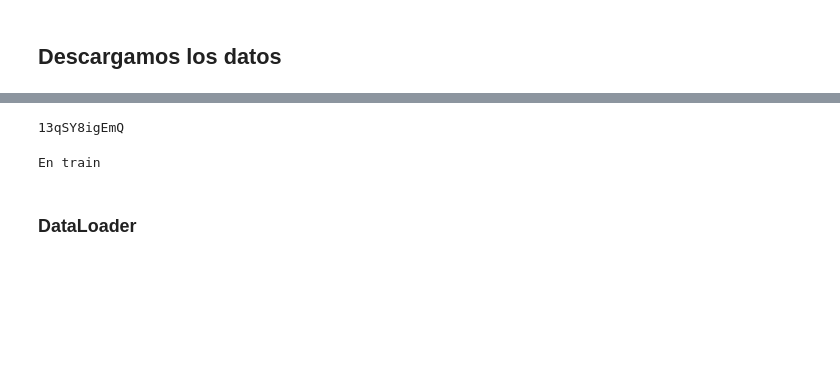
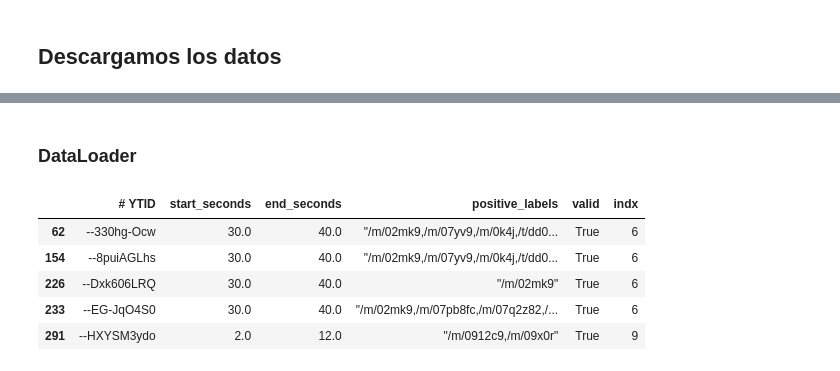
Before and after one commit to Qweryedu/Aprendizaje-Profundo, a Jupyter notebook: Proyecto/Exploracion.ipynb, the cells around one changed output, grey strips where cells are left out. Cells and saved outputs as stored; diff of their text form; code cells hidden in the pictures; blank space fills up the shorter version.

```diff
--- a/Proyecto/Exploracion.ipynb
+++ b/Proyecto/Exploracion.ipynb
@@ -495,17 +304,0 @@ filename = '13qSY8igEmQ_7.0-17.0.ogg'
-# %%
-# Regular expression to capture everything before '_'
-pattern = r"^[^_]+"
-
-# Search for the pattern
-match = re.match(pattern, filename)
-if match:
-    print(match.group())  # Output: 13qSY8igEmQ
-# %% [output]
-13qSY8igEmQ
-# %%
-if any(df_train['# YTID'] == match[0]):
-    print('En train')
-else:
-    print('En val')
-# %% [output]
-En train
@@ -541,6 +306,15 @@ shutil.rmtree('./Data/AudioSet/')
 ### DataLoader
 # %%
 from torch.utils.data import Dataset
+# %%
+df.head(5)
+# %% [output]
+|  | # YTID | start_seconds | end_seconds | positive_labels | valid | indx |
+| 62 | --330hg-Ocw | 30.0 | 40.0 | "/m/02mk9,/m/07yv9,/m/0k4j,/t/dd0... | True | 6 |
+| 154 | --8puiAGLhs | 30.0 | 40.0 | "/m/02mk9,/m/07yv9,/m/0k4j,/t/dd0... | True | 6 |
+| 226 | --Dxk606LRQ | 30.0 | 40.0 | "/m/02mk9" | True | 6 |
+| 233 | --EG-JqO4S0 | 30.0 | 40.0 | "/m/02mk9,/m/07pb8fc,/m/07q2z82,/... | True | 6 |
+| 291 | --HXYSM3ydo | 2.0 | 12.0 | "/m/0912c9,/m/09x0r" | True | 9 |
 # %%
 class AudioLoader(Dataset):
     def __init__(self, df, transform=None):
```
Also changed, not shown: parts of 26 cells of this notebook, 2 other files.
